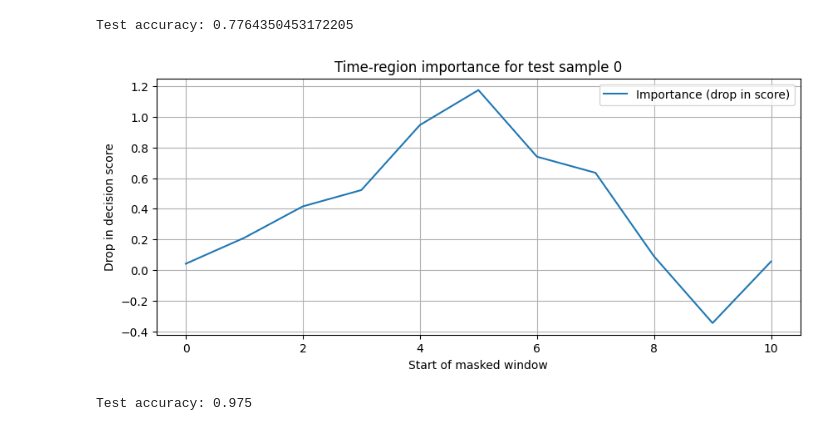
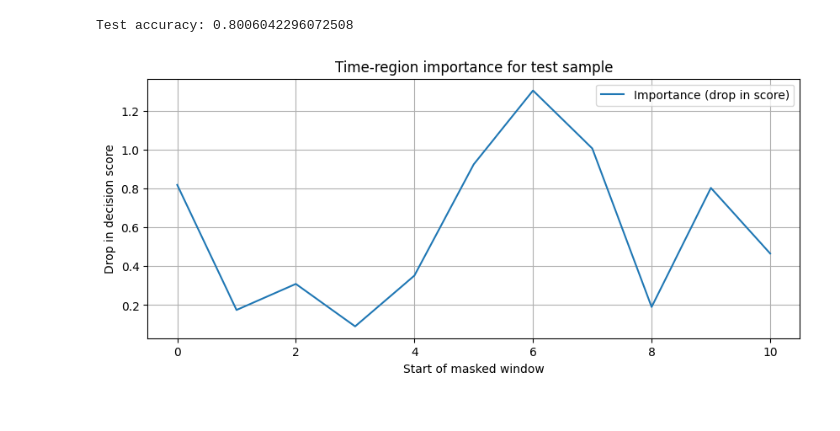
Before and after one commit to cyuab/time-series-classification-cleavage, a Jupyter notebook: code/interpret.ipynb, the cells around one changed output. Drawn from its saved outputs; the diff is of its cells as text; code cells hidden in the pictures.

```diff
--- a/code/interpret.ipynb
+++ b/code/interpret.ipynb
@@ -11,39 +15,28 @@ The autoreload extension is already loaded. To reload it, use:
 # %%
 ts_panel = load_as_pd_multiindex("../data/01_single_multi_eq.csv")
-X = construct_X(ts_panel, include_five_p_cleav=True, include_prob=False, include_ss=False)
+X = construct_X(ts_panel, include_five_p_cleav=False, include_prob=False, include_ss=False)
 X_convert=convert_collection(X, "np-list")
 y = np.concatenate((np.full((1, 827), 'cleav'), np.full((1, 827), 'non_cleav')), axis=None)
 labelencoder = LabelEncoder()
 y_transform = labelencoder.fit_transform(y)
 X_train, X_test, y_train, y_test = train_test_split(X_convert, y_transform, test_size=0.2, random_state=42)
 # %%
-import numpy as np
-import matplotlib.pyplot as plt
-from sklearn.linear_model import RidgeClassifierCV
-from sklearn.metrics import accuracy_score
-from aeon.datasets import load_basic_motions
-from aeon.transformations.collection.convolution_based import Rocket
-
-# # Step 1: Load the dataset
-# X_train, y_train = load_basic_motions(split="train", return_type="numpy3d")
-# X_test, y_test = load_basic_motions(split="test", return_type="numpy3d")
-
-# Step 2: Fit ROCKET transformer
+# Fit ROCKET transformer
 rocket = Rocket(n_kernels=10_000, random_state=42)
 rocket.fit(X_train)
 X_train_trans = rocket.transform(X_train)
 X_test_trans = rocket.transform(X_test)
 
-# Step 3: Train a classifier
+# Train a classifier
 clf = RidgeClassifierCV(alphas=np.logspace(-3, 3, 10))
 clf.fit(X_train_trans, y_train)
 print("Test accuracy:", accuracy_score(y_test, clf.predict(X_test_trans)))
 # %% [output]
-Test accuracy: 0.7764350453172205
+Test accuracy: 0.8006042296072508
 # %%
-def sliding_window_importance(sample, rocket, clf, window_size=4):
-    # Step 1: Original score from classifier
-    orig_feat = rocket.transform(sample[None, ...])
+def sliding_window_importance(sample, rocket, clf, fill_value=0.0, window_size=4):
+    # Step 1: Original score from classifier using the original features
+    orig_feat = rocket.transform(sample[None, ...]) # Original features
     orig_scores = clf.decision_function(orig_feat)  # shape: (1,) or (1, C)
     pred_class = clf.predict(orig_feat)[0]
 
@@ -58,11 +51,12 @@ def sliding_window_importance(sample, rocket, clf, window_size=4):
     if isinstance(orig_score, np.ndarray):
         orig_score = orig_score[class_index]  # class-specific score
 
-    # Step 3: Perturb each time window and record drop in score
+    # Step 3: Perturb/ Mask each time window and record drop in score
+    # importance: each window (from sliding the window) by how much it affects classification confidence when masked.
     importance = []
     for start in range(sample.shape[1] - window_size + 1):
         perturbed = sample.copy()
-        perturbed[:, start:start + window_size] = 0.0  # mask window
+        perturbed[:, start:start + window_size] = fill_value  # mask window, the first : across all channels
 
         pert_feat = rocket.transform(perturbed[None, ...])
         pert_scores = clf.decision_function(pert_feat)
@@ -83,7 +77,5 @@ def sliding_window_importance(sample, rocket, clf, window_size=4):
 
     return np.array(importance)
 # %%
-i = 0  # test sample index
-sample = X_test[i]  # shape (channels, time)
-
+sample = X_test[0]  # shape (channels, time), Input: the first example in the test set.
 importance = sliding_window_importance(sample, rocket, clf, window_size=4)
@@ -130,37 +82,12 @@ importance = sliding_window_importance(sample, rocket, clf, window_size=4)
 # %%
-
-
-# Step 6: Plot importance
+# Plot importance for one particular example
 plt.figure(figsize=(10, 4))
 plt.plot(importance, label="Importance (drop in score)")
-plt.title(f"Time-region importance for test sample {i}")
+plt.title(f"Time-region importance for test sample")
 plt.xlabel("Start of masked window")
 plt.ylabel("Drop in decision score")
 plt.grid(True)
 plt.legend()
 plt.show()
 # %% [output]
-[figure, old version]
+[figure, new version]
-# %%
-import numpy as np
-import matplotlib.pyplot as plt
-from sklearn.linear_model import RidgeClassifierCV
-from sklearn.metrics import accuracy_score
-from aeon.datasets import load_basic_motions
-from aeon.transformations.collection.convolution_based import Rocket
-
-# Step 1: Load dataset
-X_train, y_train = load_basic_motions(split="train", return_type="numpy3d")
-X_test, y_test = load_basic_motions(split="test", return_type="numpy3d")
-
-# Step 2: Train ROCKET + classifier
-rocket = Rocket(n_kernels=10000, random_state=42)
-rocket.fit(X_train)
-X_train_trans = rocket.transform(X_train)
-X_test_trans = rocket.transform(X_test)
-
-clf = RidgeClassifierCV(alphas=np.logspace(-3, 3, 10))
-clf.fit(X_train_trans, y_train)
-print("Test accuracy:", accuracy_score(y_test, clf.predict(X_test_trans)))
-# %% [output]
-Test accuracy: 0.975
```
Also changed, not shown: parts of 6 cells of this notebook.
